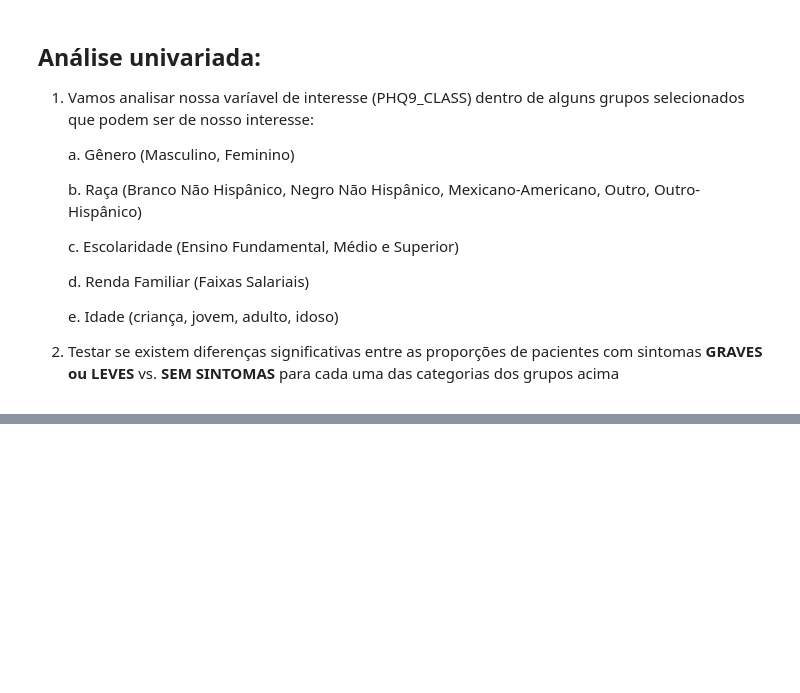
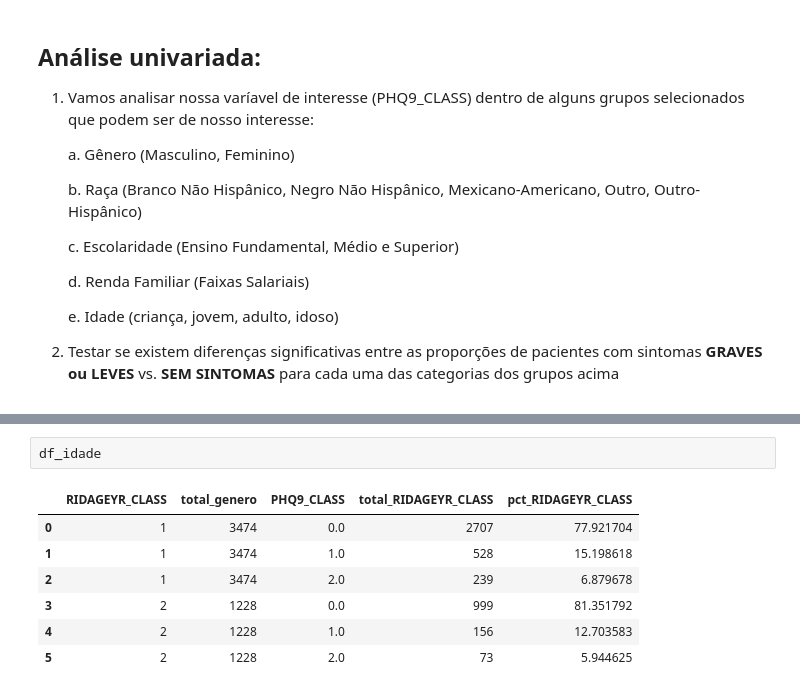
Before and after one commit to LuizAlbino/nhnes-data-project, a Jupyter notebook: main-notebook.ipynb, the cells around one changed output, grey strips where cells are left out. Saved outputs shown, nothing was run; the diff lists cells and outputs as text; blank space fills up the shorter version.

```diff
--- a/main-notebook.ipynb
+++ b/main-notebook.ipynb
@@ -293,0 +307,10 @@ gera_grafico(df_gender, ['1 - Masculino', '2 - Feminino',], 'RIAGENDR','Gênero'
+# %%
+df_idade
+# %% [output]
+|  | RIDAGEYR_CLASS | total_genero | PHQ9_CLASS | total_RIDAGEYR_CLASS | pct_RIDAGEYR_CLASS |
+| 0 | 1 | 3474 | 0.0 | 2707 | 77.921704 |
+| 1 | 1 | 3474 | 1.0 | 528 | 15.198618 |
+| 2 | 1 | 3474 | 2.0 | 239 | 6.879678 |
+| 3 | 2 | 1228 | 0.0 | 999 | 81.351792 |
+| 4 | 2 | 1228 | 1.0 | 156 | 12.703583 |
+| 5 | 2 | 1228 | 2.0 | 73 | 5.944625 |
```
Also changed, not shown: parts of 7 cells of this notebook.
